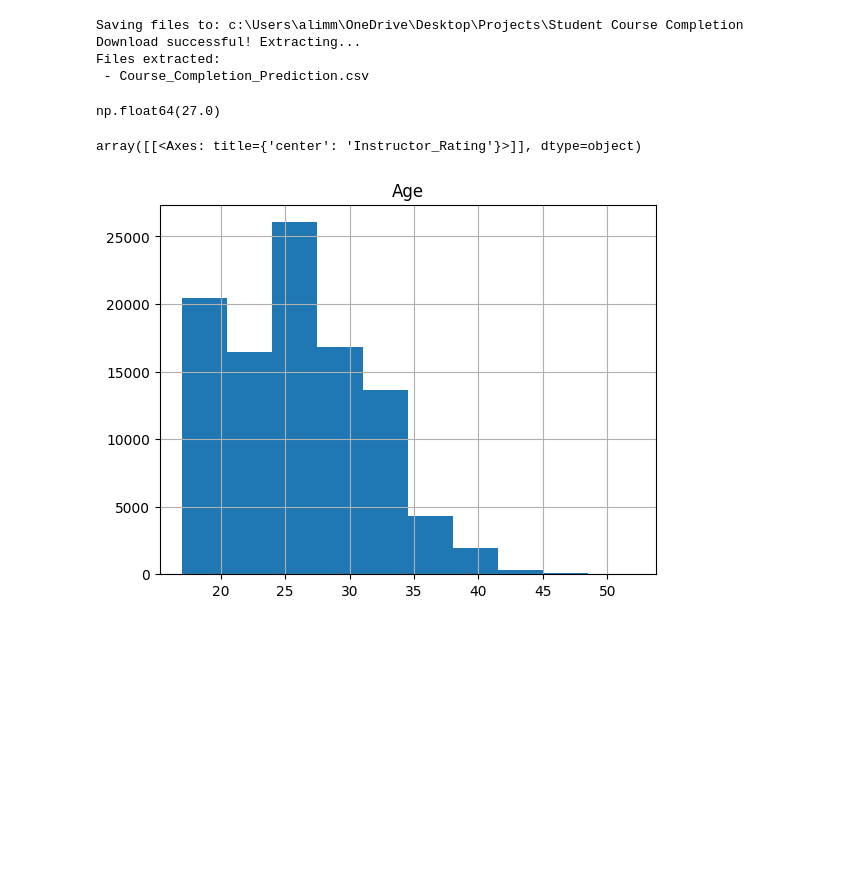
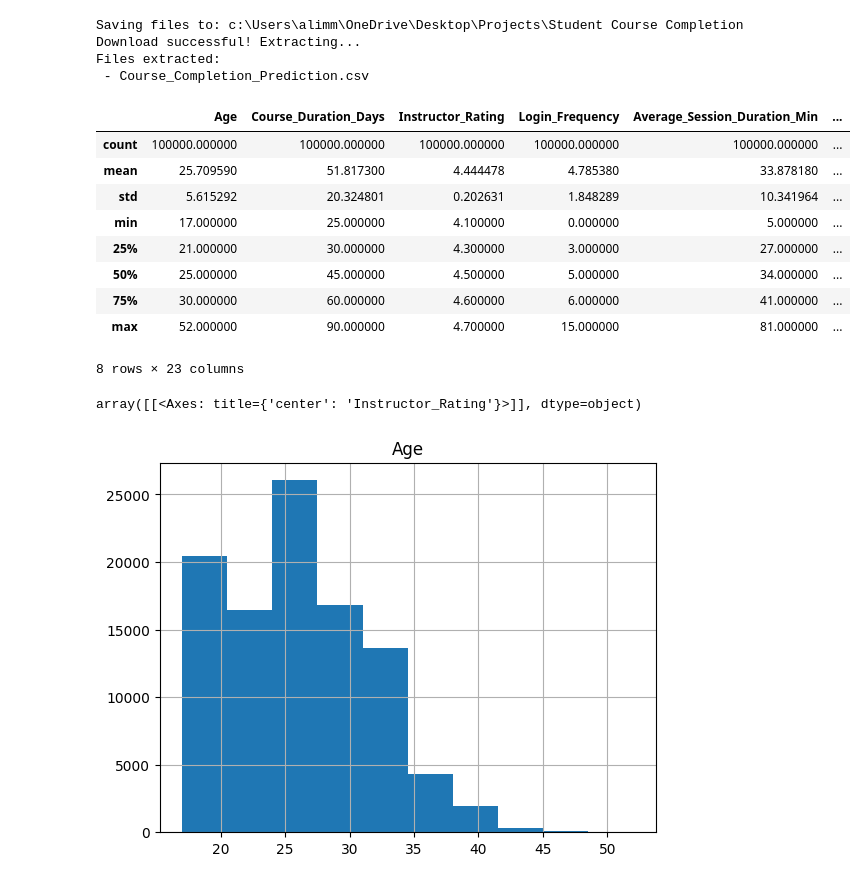
Before and after one commit to AlimMak/CourseCompletionPrediction, a Jupyter notebook: test.ipynb, the cells around one changed output. Cells and saved outputs as stored; diff of their text form; code cells hidden in the pictures; blank space fills up the shorter version.

```diff
--- a/test.ipynb
+++ b/test.ipynb
@@ -45,13 +45,23 @@ Files extracted:
 # %%
 import pandas as pd
 import numpy as np
 
 dataset = pd.read_csv("Course_Completion_Prediction.csv")
 
 X = dataset["Age"]
 np.percentile(X, 60, method="linear")
+dataset.describe()
 # %% [output]
+|  | Age | Course_Duration_Days | Instructor_Rating | Login_Frequency | Average_Session_Duration_Min | ... |
+| count | 100000.000000 | 100000.000000 | 100000.000000 | 100000.000000 | 100000.000000 | ... |
+| mean | 25.709590 | 51.817300 | 4.444478 | 4.785380 | 33.878180 | ... |
+| std | 5.615292 | 20.324801 | 0.202631 | 1.848289 | 10.341964 | ... |
+| min | 17.000000 | 25.000000 | 4.100000 | 0.000000 | 5.000000 | ... |
+| 25% | 21.000000 | 30.000000 | 4.300000 | 3.000000 | 27.000000 | ... |
+| 50% | 25.000000 | 45.000000 | 4.500000 | 5.000000 | 34.000000 | ... |
+| 75% | 30.000000 | 60.000000 | 4.600000 | 6.000000 | 41.000000 | ... |
+| max | 52.000000 | 90.000000 | 4.700000 | 15.000000 | 81.000000 | ... |
-np.float64(27.0)
+8 rows × 23 columns
 # %%
 dataset.hist(column="Age", bins=10)
 dataset.hist(column="Quiz_Score_Avg", bins=10)
```
Also changed, not shown: parts of 1 cell of this notebook.
